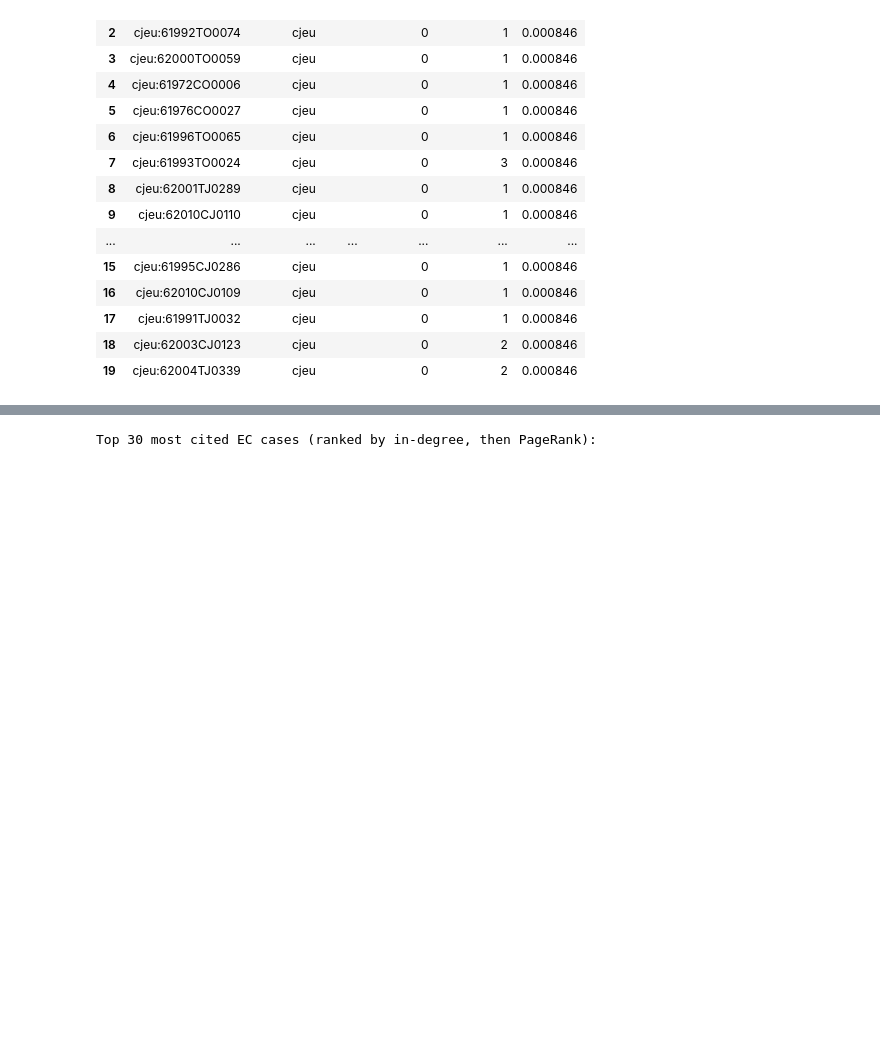
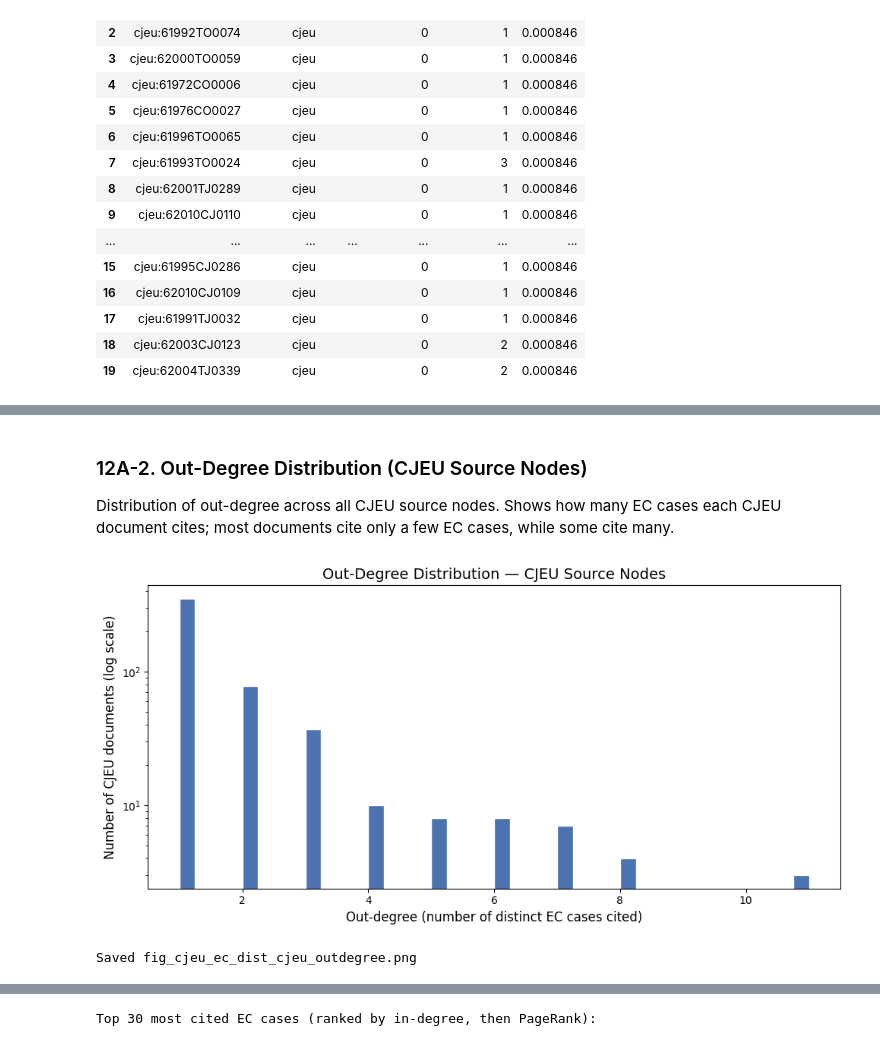
Before and after one commit to floheusser/data_analysis_master, a Jupyter notebook: 09_build_cjeu_ec_network.ipynb, the cells around one changed output, grey strips where cells are left out. Cells and saved outputs as stored; diff of their text form; code cells hidden in the pictures; blank space fills up the shorter version.

```diff
--- a/09_build_cjeu_ec_network.ipynb
+++ b/09_build_cjeu_ec_network.ipynb
@@ -652,0 +749,22 @@ These are the EC antitrust cases most frequently referenced by CJEU documents.
+# %% [markdown]
+### 12A-2. Out-Degree Distribution (CJEU Source Nodes)
+
+Distribution of out-degree across all CJEU source nodes. Shows how many EC cases each
+CJEU document cites; most documents cite only a few EC cases, while some cite many.
+# %%
+fig, ax = plt.subplots(figsize=(10, 5), facecolor="white")
+ax.set_facecolor("white")
+ax.hist(cjeu_out_degree_series, bins=40, color=COLOR_CJEU, edgecolor="white")
+ax.set_yscale("log")
+ax.set_title("Out-Degree Distribution — CJEU Source Nodes", fontsize=14, color="black")
+ax.set_xlabel("Out-degree (number of distinct EC cases cited)", fontsize=12, color="black")
+ax.set_ylabel("Number of CJEU documents (log scale)", fontsize=12, color="black")
+ax.tick_params(colors="black")
+fig.tight_layout()
+fig.savefig(FIGURES_DIR / "fig_cjeu_ec_dist_cjeu_outdegree.png",
+            dpi=300, bbox_inches="tight", facecolor="white", transparent=False)
+plt.show()
+print("Saved fig_cjeu_ec_dist_cjeu_outdegree.png")
+# %% [output]
+[figure, added]
+Saved fig_cjeu_ec_dist_cjeu_outdegree.png
```
Also changed, not shown: parts of 9 cells of this notebook, 3 other files.
